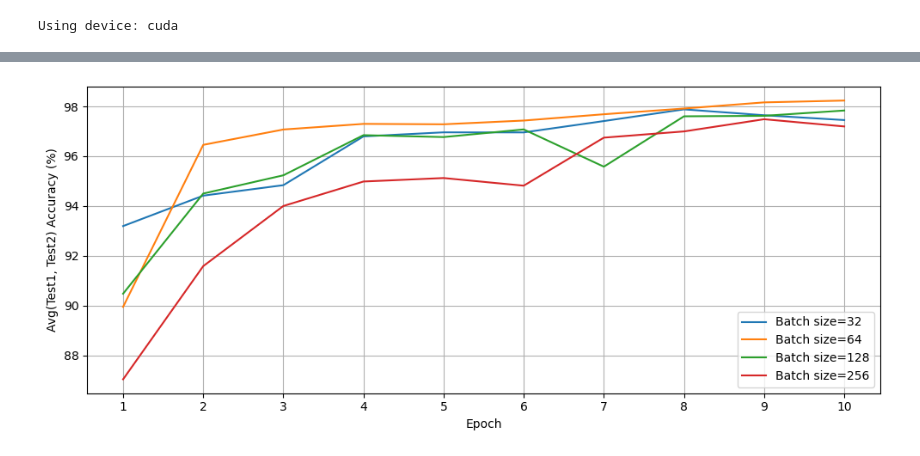
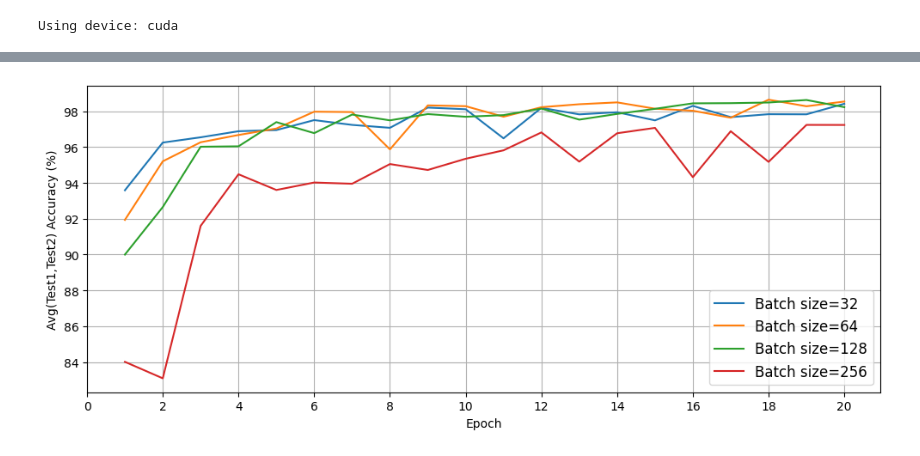
Before and after one commit to xiaoli11155/AI-Programming-Practice, a Jupyter notebook: experiment/sensitivity_for_batchSize.ipynb, the cells around one changed output, grey strips where cells are left out. Saved outputs shown, nothing was run; the diff lists cells and outputs as text; code cells hidden in the pictures.

```diff
--- a/experiment/sensitivity_for_batchSize.ipynb
+++ b/experiment/sensitivity_for_batchSize.ipynb
@@ -296,7 +296,7 @@ import torch.nn as nn
 import torch.optim as optim
 import matplotlib.pyplot as plt
 
-NUM_EPOCHS = 10  # 训练轮数
+NUM_EPOCHS = 20  # 训练轮数
 
 def train(model, train_loader, loss, optimizer, device, test_loader1, test_loader2, num_epochs=NUM_EPOCHS):
     print("\nStarting training")
@@ -394,17 +394,16 @@ Finished
 # %%
 plt.figure(figsize=(10, 4.3))
 epochs = list(range(1, NUM_EPOCHS + 1))
 
 for batch_size, acc_list in batch_histories.items():
     plt.plot(epochs, acc_list, label=f"Batch size={batch_size}")
 
 plt.xlabel("Epoch")
-plt.ylabel("Avg(Test1, Test2) Accuracy (%)")
-#plt.title("Average Test Accuracy vs Epoch for Different Batch Sizes", fontsize=16)
-plt.xticks(range(1, NUM_EPOCHS + 1))
-plt.legend()
+plt.ylabel("Avg(Test1,Test2) Accuracy (%)")
+plt.xticks(range(0, NUM_EPOCHS + 1, 2))  # 步长=2，每两epoch一格
+plt.legend(fontsize=12)
 plt.grid(True)
 plt.tight_layout()
 plt.show()
 # %% [output]
-[figure, old version]
+[figure, new version]
```
Also changed, not shown: parts of 1 cell of this notebook, 9 other files.
